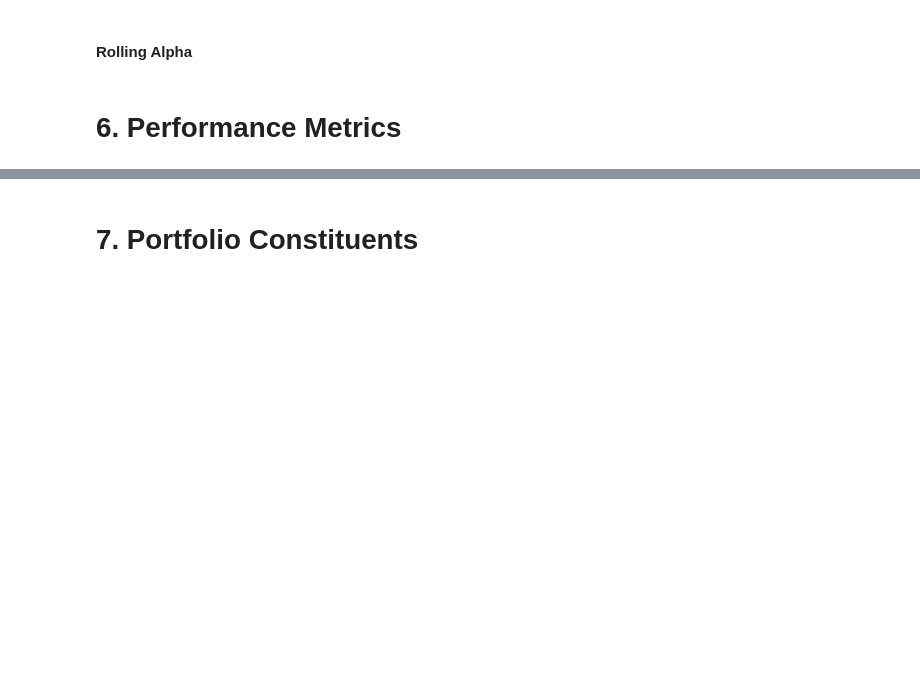
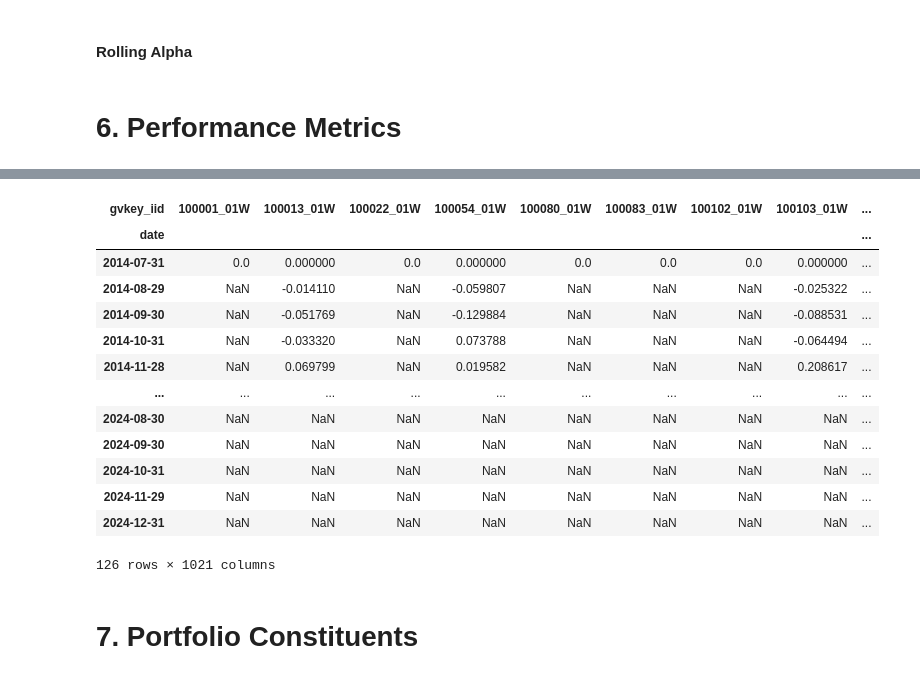
Before and after one commit to christy108/modular_fund_analysis, a Jupyter notebook: Main.ipynb, the cells around one changed output, grey strips where cells are left out. Drawn from its saved outputs; the diff is of its cells as text; code cells hidden in the pictures; blank space fills up the shorter version.

```diff
--- a/Main.ipynb
+++ b/Main.ipynb
@@ -661,3 +549,20 @@ sp.plot_rolling_sharpe(window=24, save_path=f"./output/img/strategy_rolling_shar
+# %%
+global_returns
+# %% [output]
+| gvkey_iid | 100001_01W | 100013_01W | 100022_01W | 100054_01W | 100080_01W | 100083_01W | 100102_01W | 100103_01W | ... |
+| date |  |  |  |  |  |  |  |  | ... |
+| 2014-07-31 | 0.0 | 0.000000 | 0.0 | 0.000000 | 0.0 | 0.0 | 0.0 | 0.000000 | ... |
+| 2014-08-29 | NaN | -0.014110 | NaN | -0.059807 | NaN | NaN | NaN | -0.025322 | ... |
+| 2014-09-30 | NaN | -0.051769 | NaN | -0.129884 | NaN | NaN | NaN | -0.088531 | ... |
+| 2014-10-31 | NaN | -0.033320 | NaN | 0.073788 | NaN | NaN | NaN | -0.064494 | ... |
+| 2014-11-28 | NaN | 0.069799 | NaN | 0.019582 | NaN | NaN | NaN | 0.208617 | ... |
+| ... | ... | ... | ... | ... | ... | ... | ... | ... | ... |
+| 2024-08-30 | NaN | NaN | NaN | NaN | NaN | NaN | NaN | NaN | ... |
+| 2024-09-30 | NaN | NaN | NaN | NaN | NaN | NaN | NaN | NaN | ... |
+| 2024-10-31 | NaN | NaN | NaN | NaN | NaN | NaN | NaN | NaN | ... |
+| 2024-11-29 | NaN | NaN | NaN | NaN | NaN | NaN | NaN | NaN | ... |
+| 2024-12-31 | NaN | NaN | NaN | NaN | NaN | NaN | NaN | NaN | ... |
+126 rows × 1021 columns
 # %% [markdown]
 # 7. Portfolio Constituents
 # %% [markdown]
```
Also changed, not shown: parts of 24 cells of this notebook, 11 other files.
